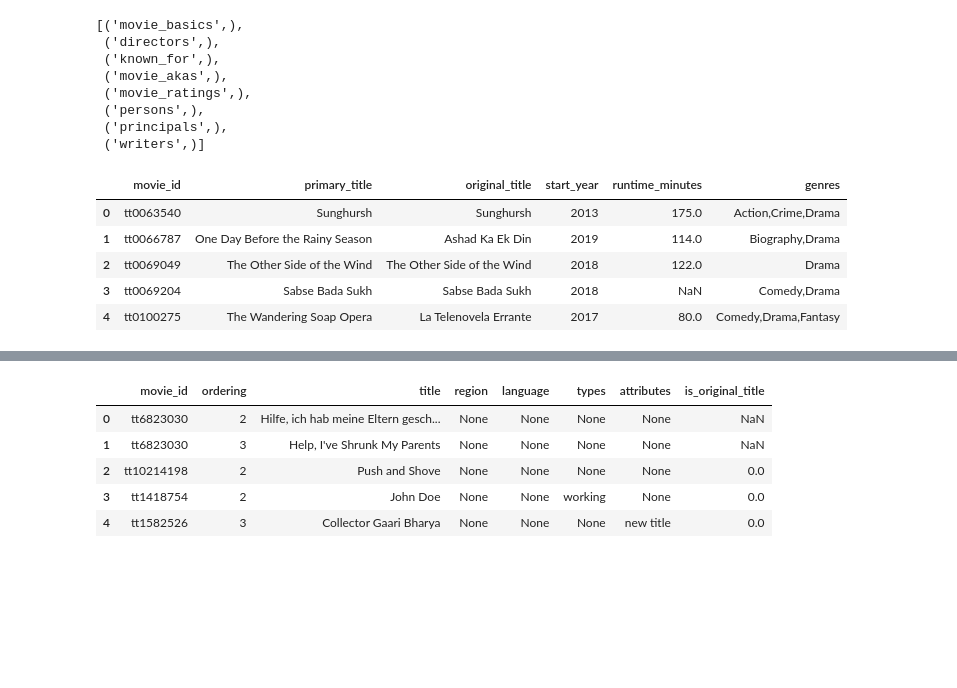
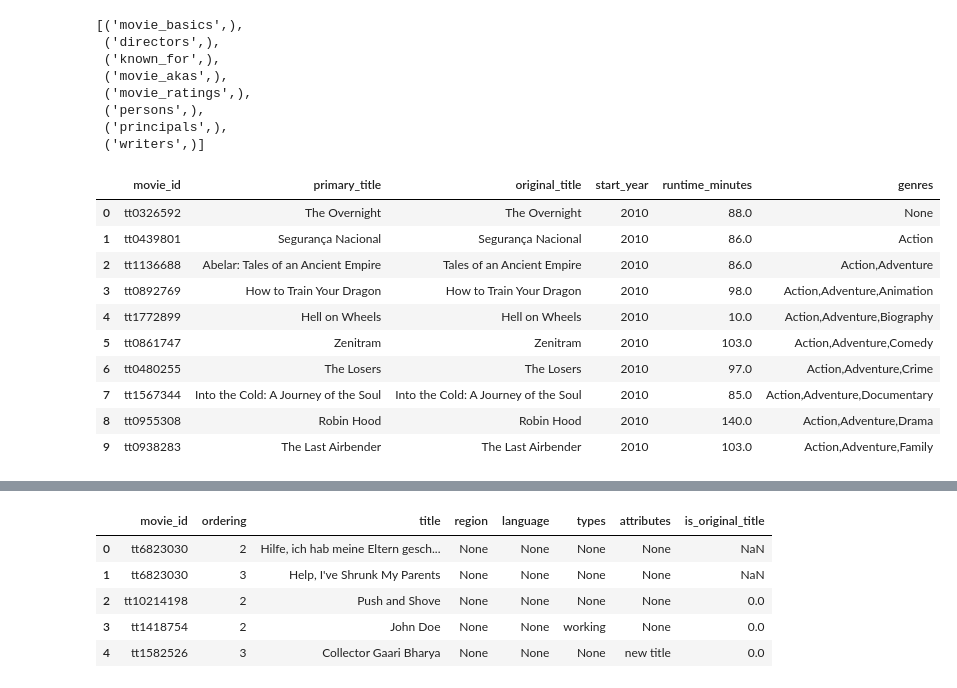
Before and after one commit to ed-gar-k/Phase-1-project, a Jupyter notebook: Phase-one.ipynb, the cells around one changed output, grey strips where cells are left out. Cells and saved outputs as stored; diff of their text form; code cells hidden in the pictures; blank space fills up the shorter version.

```diff
--- a/Phase-one.ipynb
+++ b/Phase-one.ipynb
@@ -581,18 +711,25 @@ table_names
  ('principals',),
  ('writers',)]
 # %%
+#selecint data from movie basic table and grouping by year
 query = """
 SELECT *
-FROM movie_basics;
+FROM movie_basics
+GROUP BY start_year,genres;
 """
 # Creating a DataFrame and checking the data
 
 table = pd.read_sql(query, conn)
-table.head()
+table.head(10)
 # %% [output]
 |  | movie_id | primary_title | original_title | start_year | runtime_minutes | genres |
-| 0 | tt0063540 | Sunghursh | Sunghursh | 2013 | 175.0 | Action,Crime,Drama |
-| 1 | tt0066787 | One Day Before the Rainy Season | Ashad Ka Ek Din | 2019 | 114.0 | Biography,Drama |
-| 2 | tt0069049 | The Other Side of the Wind | The Other Side of the Wind | 2018 | 122.0 | Drama |
-| 3 | tt0069204 | Sabse Bada Sukh | Sabse Bada Sukh | 2018 | NaN | Comedy,Drama |
-| 4 | tt0100275 | The Wandering Soap Opera | La Telenovela Errante | 2017 | 80.0 | Comedy,Drama,Fantasy |
+| 0 | tt0326592 | The Overnight | The Overnight | 2010 | 88.0 | None |
+| 1 | tt0439801 | Segurança Nacional | Segurança Nacional | 2010 | 86.0 | Action |
+| 2 | tt1136688 | Abelar: Tales of an Ancient Empire | Tales of an Ancient Empire | 2010 | 86.0 | Action,Adventure |
+| 3 | tt0892769 | How to Train Your Dragon | How to Train Your Dragon | 2010 | 98.0 | Action,Adventure,Animation |
+| 4 | tt1772899 | Hell on Wheels | Hell on Wheels | 2010 | 10.0 | Action,Adventure,Biography |
+| 5 | tt0861747 | Zenitram | Zenitram | 2010 | 103.0 | Action,Adventure,Comedy |
+| 6 | tt0480255 | The Losers | The Losers | 2010 | 97.0 | Action,Adventure,Crime |
+| 7 | tt1567344 | Into the Cold: A Journey of the Soul | Into the Cold: A Journey of the Soul | 2010 | 85.0 | Action,Adventure,Documentary |
+| 8 | tt0955308 | Robin Hood | Robin Hood | 2010 | 140.0 | Action,Adventure,Drama |
+| 9 | tt0938283 | The Last Airbender | The Last Airbender | 2010 | 103.0 | Action,Adventure,Family |
```
Also changed, not shown: parts of 76 cells of this notebook, 2 other files.
